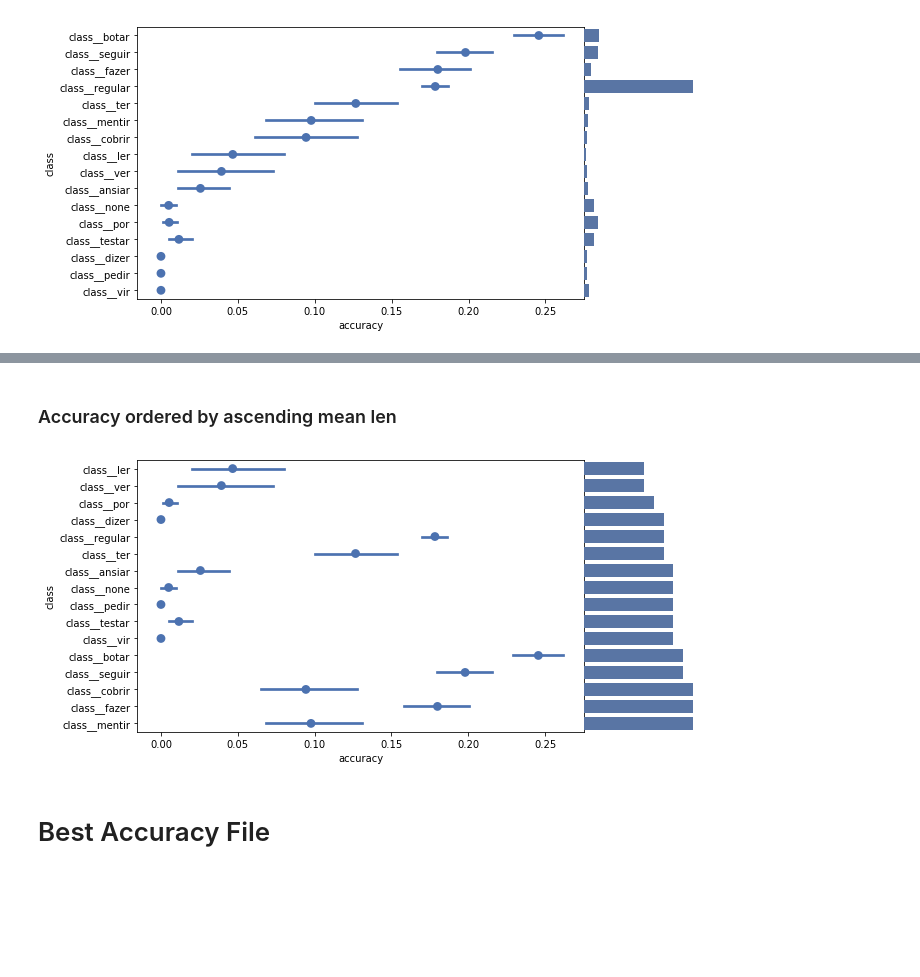
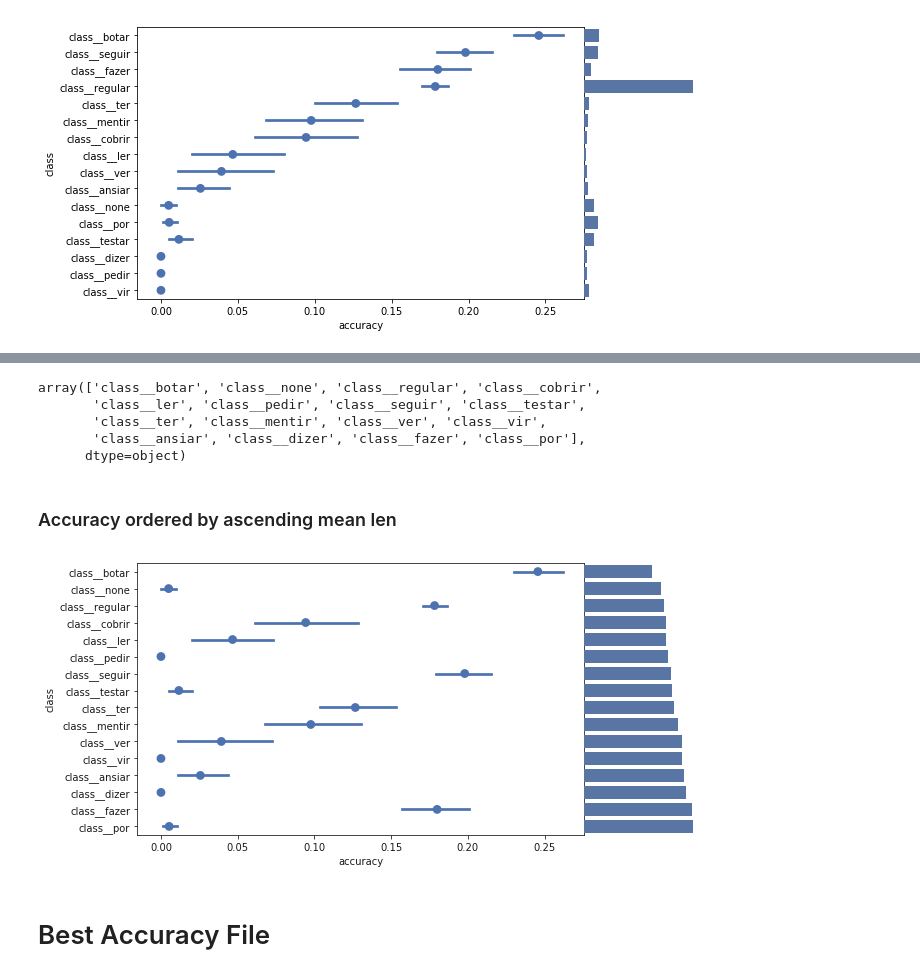
Before and after one commit to beatrizalbiero/MsResearch, a Jupyter notebook: WickelfeaturesProject/encoder-decoder.ipynb, the cells around one changed output, grey strips where cells are left out. Drawn from its saved outputs; the diff is of its cells as text; code cells hidden in the pictures; blank space fills up the shorter version.

Commit message:
corrected the mean len calculation

```diff
--- a/WickelfeaturesProject/encoder-decoder.ipynb
+++ b/WickelfeaturesProject/encoder-decoder.ipynb
@@ -29,3 +29,6 @@ The autoreload extension is already loaded. To reload it, use:
 # Data
 # %%
 corpus = pd.read_csv("Corpus_new_coding/423_verbs_with_classes.csv",index_col="Unnamed: 0")
+# %%
+conj_len = corpus.v_conj.apply(lambda x: len(x) - 2)
+corpus['conj_len'] = conj_len
@@ -230,5 +363,3 @@ sns.barplot(x='total', y='class', data=frame, order=order2, color='b')
 ax.set_axis_off()
 # %% [output]
 [figure]
-# %%
-frame['len_conj'] = corpus.v_conj.apply(lambda x: len(x))
@@ -235,2 +387,2 @@ frame['len_conj'] = corpus.v_conj.apply(lambda x: len(x))
 # %%
-order3 = frame.groupby('class').mean().round(2).sort_values('len_conj', ascending=True).index.values
+order3 = corpus.groupby('class').conj_len.mean().sort_values(ascending=True).index.values
@@ -237,14 +410,22 @@ order3 = frame.groupby('class').mean().round(2).sort_values('len_conj', ascendin
+# %%
+order3
+# %% [output]
+array(['class__botar', 'class__none', 'class__regular', 'class__cobrir',
+       'class__ler', 'class__pedir', 'class__seguir', 'class__testar',
+       'class__ter', 'class__mentir', 'class__ver', 'class__vir',
+       'class__ansiar', 'class__dizer', 'class__fazer', 'class__por'],
+      dtype=object)
 # %% [markdown]
 ### Accuracy ordered by ascending mean len
 # %%
 fig = plt.figure(figsize=(8, 5))
 ax1 = sns.pointplot(y='class', x='accuracy', data=frame, join=False, scale=1, orient='h', order=order3, color='b')
 bb = ax1.get_position()
 ax = fig.add_axes([bb.max[0],bb.min[1],.2,bb.height])
-sns.barplot(x='len_conj', y='class', data=frame, order=order3, color='b')
+sns.barplot(x='conj_len', y='class', data=corpus, ci=None, order=order3, color='b')
 ax.set_axis_off()
 # %% [output]
-[figure, old version]
+[figure, new version]
 # %% [markdown]
 # Best Accuracy File
 # %%
```
Also changed, not shown: parts of 14 cells of this notebook.
